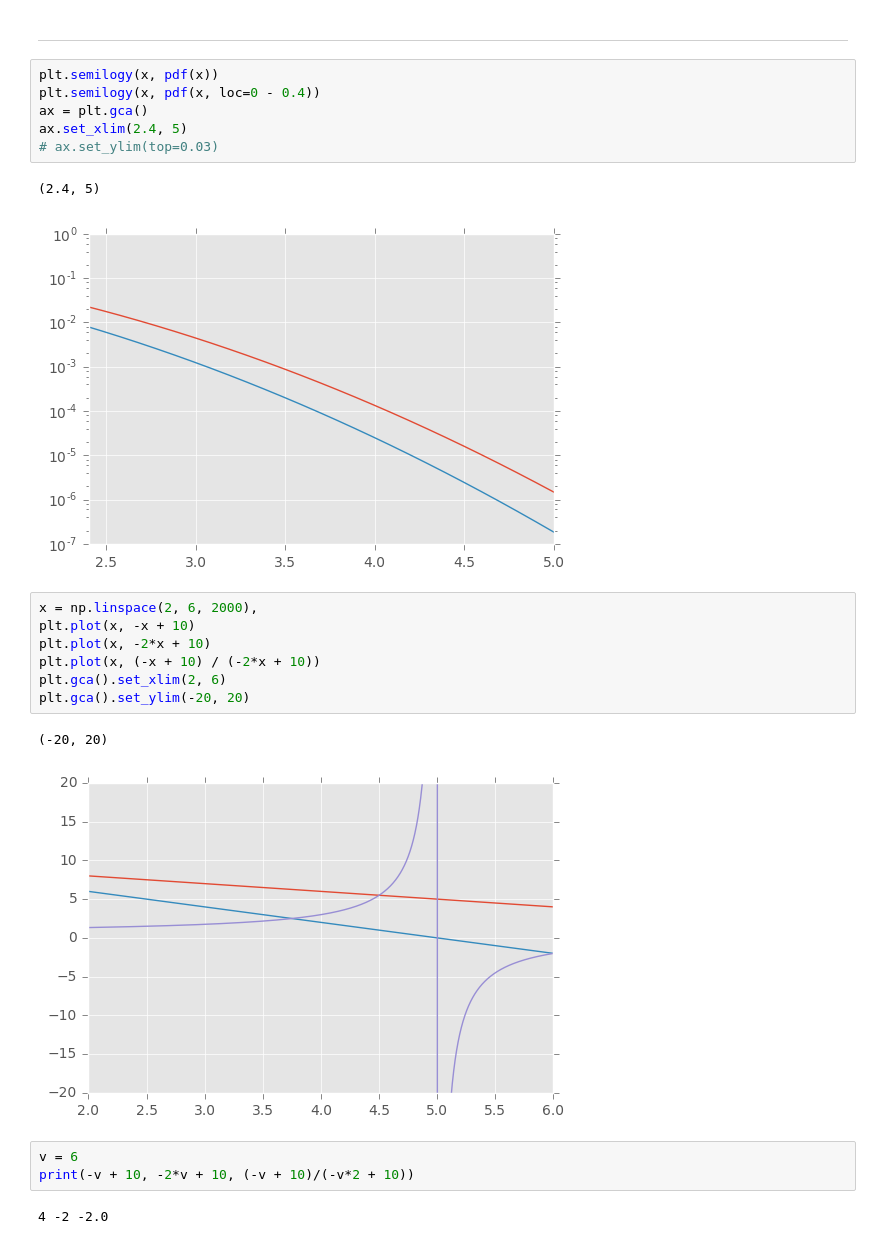
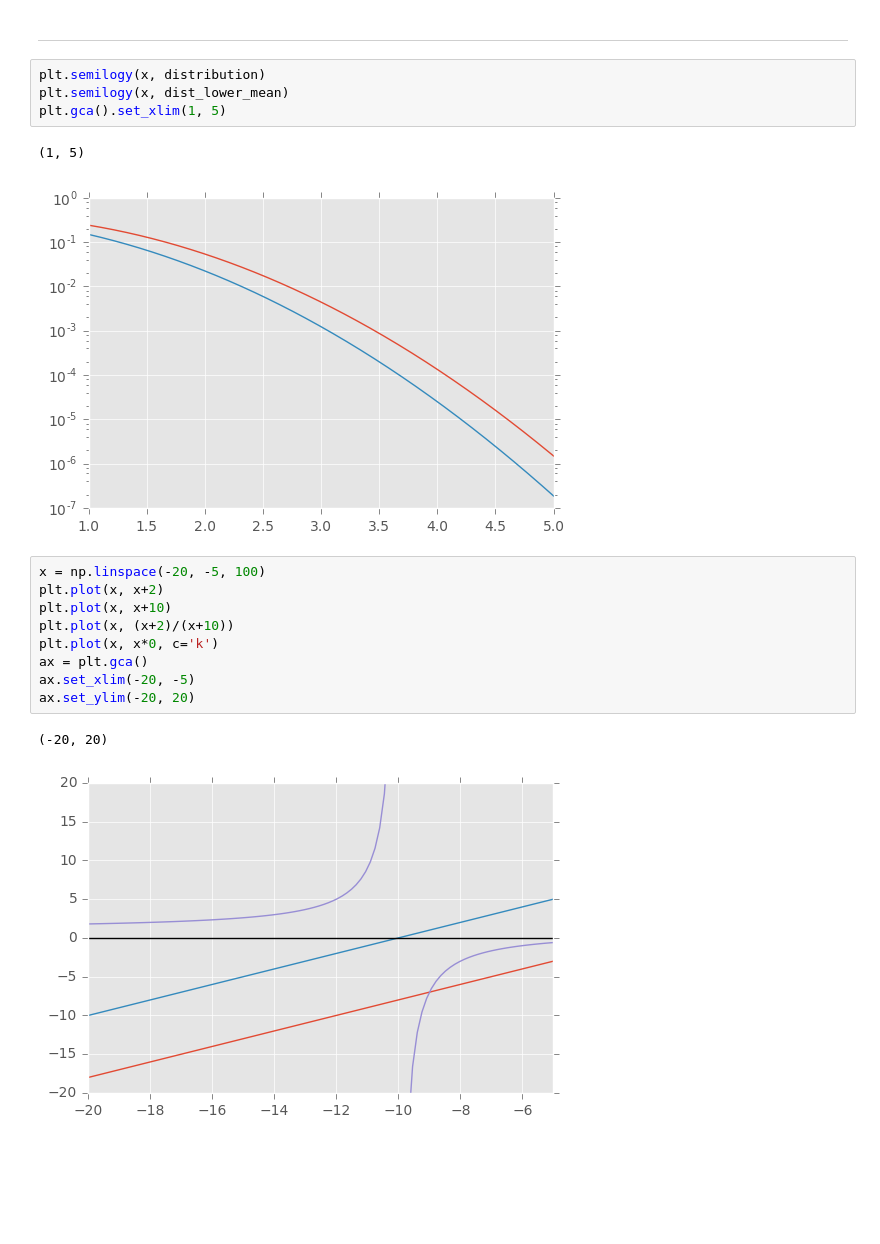
Before and after one commit to Asav7/DS_Sandbox, a Jupyter notebook: Tails analysis of two normal distributions with different means.ipynb, the cells around one changed output. Cells and saved outputs as stored; diff of their text form; blank space fills up the shorter version.

```diff
--- a/Tails analysis of two normal distributions with different means.ipynb
+++ b/Tails analysis of two normal distributions with different means.ipynb
@@ -54,26 +40,21 @@ plt.gca().set_xlim(2.5, 3.4)
 # %% [markdown]
 ---
 # %%
-plt.semilogy(x, pdf(x))
-plt.semilogy(x, pdf(x, loc=0 - 0.4))
-ax = plt.gca()
-ax.set_xlim(2.4, 5)
-# ax.set_ylim(top=0.03)
+plt.semilogy(x, distribution)
+plt.semilogy(x, dist_lower_mean)
+plt.gca().set_xlim(1, 5)
 # %% [output]
-(2.4, 5)
+(1, 5)
-[figure, old version]
+[figure, new version]
 # %%
-x = np.linspace(2, 6, 2000),
-plt.plot(x, -x + 10)
-plt.plot(x, -2*x + 10)
-plt.plot(x, (-x + 10) / (-2*x + 10))
-plt.gca().set_xlim(2, 6)
-plt.gca().set_ylim(-20, 20)
+x = np.linspace(-20, -5, 100)
+plt.plot(x, x+2)
+plt.plot(x, x+10)
+plt.plot(x, (x+2)/(x+10))
+plt.plot(x, x*0, c='k')
+ax = plt.gca()
+ax.set_xlim(-20, -5)
+ax.set_ylim(-20, 20)
 # %% [output]
 (-20, 20)
-[figure, old version]
+[figure, new version]
-# %%
-v = 6
-print(-v + 10, -2*v + 10, (-v + 10)/(-v*2 + 10))
-# %% [output]
-4 -2 -2.0
```
Also changed, not shown: parts of 13 cells of this notebook.
